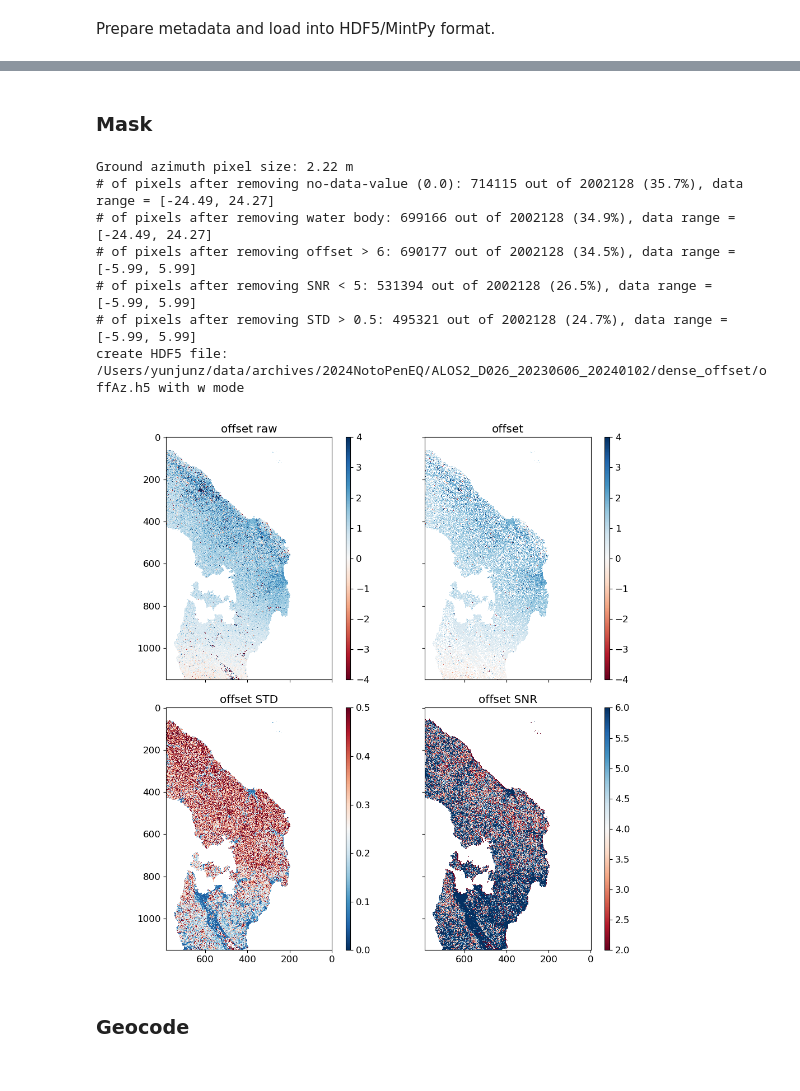
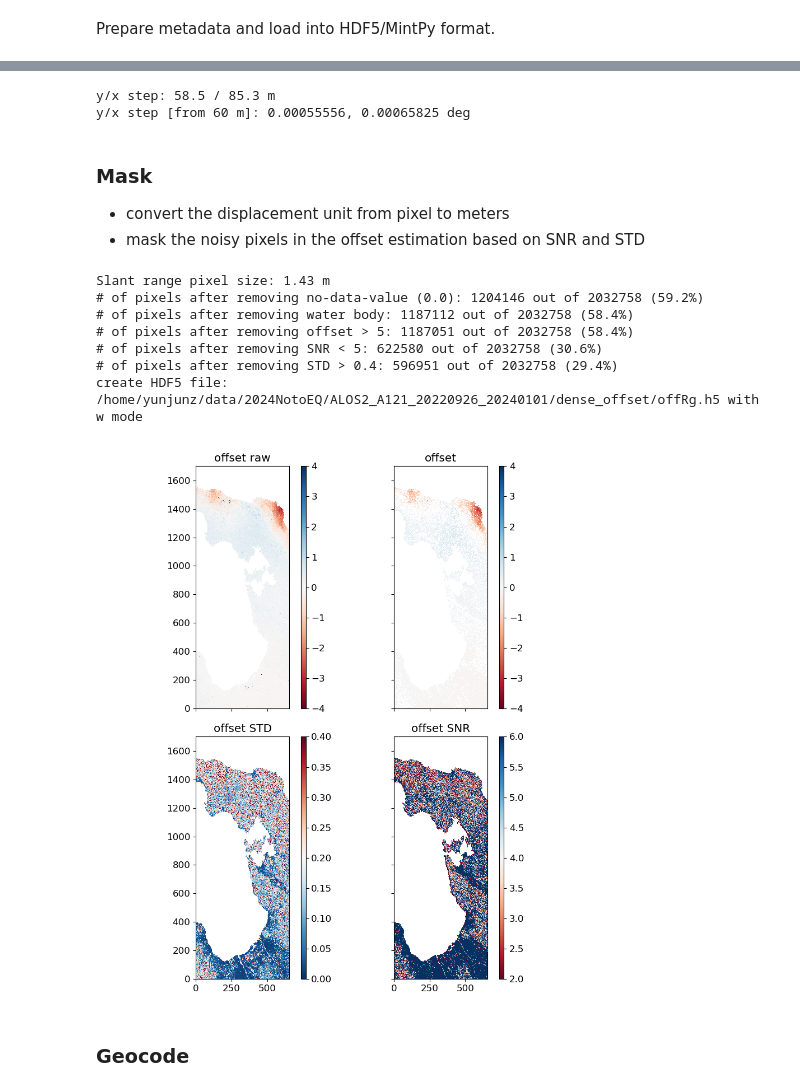
Before and after one commit to yunjunz/2024-Noto-EQ, a Jupyter notebook: prep_alos2_off.ipynb, the cells around one changed output, grey strips where cells are left out. Cells and saved outputs as stored; diff of their text form; code cells hidden in the pictures.

```diff
--- a/prep_alos2_off.ipynb
+++ b/prep_alos2_off.ipynb
@@ -51,15 +56,19 @@ Go to directory: /Users/yunjunz/data/archives/2024NotoPenEQ/ALOS2_D026_20230606_
 # %%
 config = {
-    'ALOS2_A121_20220926_20240101_RG': {'x_step':64, 'y_step':80, 'max_off':5, 'min_snr':5, 'max_std':0.3, 'sub_y':[550, 1050], 'step_m':150},
-    'ALOS2_A121_20220926_20240101_AZ': {'x_step':64, 'y_step':80, 'max_off':6, 'min_snr':8, 'max_std':0.3, 'sub_y':[550, 1050], 'step_m':150},
-    'ALOS2_A127_20231206_20240103_RG': {'x_step':32, 'y_step':32, 'max_off':5, 'min_snr':5, 'max_std':0.4, 'sub_y':[900, 2000], 'step_m':60},
-    'ALOS2_A127_20231206_20240103_AZ': {'x_step':32, 'y_step':32, 'max_off':6, 'min_snr':5, 'max_std':0.5, 'sub_y':[900, 2000], 'step_m':60},
-    'ALOS2_D026_20230606_20240102_RG': {'x_step':32, 'y_step':32, 'max_off':5, 'min_snr':5, 'max_std':0.4, 'sub_y':[550, 1700], 'step_m':60},
-    'ALOS2_D026_20230606_20240102_AZ': {'x_step':32, 'y_step':32, 'max_off':6, 'min_snr':5, 'max_std':0.5, 'sub_y':[550, 1700], 'step_m':60},
+    'ALOS2_A121_20220926_20240101_RG': {'x_step':32, 'y_step':32, 'max_off':5, 'min_snr':5, 'max_std':0.4, 'ymin':1000, 'ymax':2700},
+    'ALOS2_A121_20220926_20240101_AZ': {'x_step':32, 'y_step':32, 'max_off':6, 'min_snr':6, 'max_std':0.3, 'ymin':1000, 'ymax':2700},
+    'ALOS2_D026_20230606_20240102_RG': {'x_step':32, 'y_step':32, 'max_off':5, 'min_snr':5, 'max_std':0.4, 'ymin':500,  'ymax':2000},
+    'ALOS2_D026_20230606_20240102_AZ': {'x_step':32, 'y_step':32, 'max_off':6, 'min_snr':6, 'max_std':0.3, 'ymin':500,  'ymax':2000},
+    'ALOS2_A127_20231206_20240103_RG': {'x_step':32, 'y_step':32, 'max_off':5, 'min_snr':5, 'max_std':0.4, 'ymin':500,  'ymax':2000},
+    'ALOS2_A127_20231206_20240103_AZ': {'x_step':32, 'y_step':32, 'max_off':6, 'min_snr':6, 'max_std':0.3, 'ymin':500,  'ymax':2000},
+    'ALOS2_A128_20230612_20240108_RG': {'x_step':32, 'y_step':32, 'max_off':5, 'min_snr':5, 'max_std':0.4, 'ymin':0,    'ymax':1400},
+    'ALOS2_A128_20230612_20240108_AZ': {'x_step':32, 'y_step':32, 'max_off':6, 'min_snr':6, 'max_std':0.3, 'ymin':0,    'ymax':1400},
+    'ALOS2_D019_20211019_20240109_RG': {'x_step':32, 'y_step':32, 'max_off':5, 'min_snr':5, 'max_std':0.4, 'ymin':700,  'ymax':2200},
+    'ALOS2_D019_20211019_20240109_AZ': {'x_step':32, 'y_step':32, 'max_off':6, 'min_snr':6, 'max_std':0.3, 'ymin':700,  'ymax':2200},
 }[ds_name]
 # %%
 # utils functions
-def read_offset(meta, off_file, cov_file, snr_file):
+def read_offset(meta, off_file, cov_file, snr_file, config=None):
     # calculate pixel_size (to convert offset unit from pixel to meters)
     obs_dir = 'range' if ds_name.endswith('RG') else 'azimuth'
     if obs_dir == 'range':
@@ -71,9 +80,10 @@ def read_offset(meta, off_file, cov_file, snr_file):
         print('Ground azimuth pixel size: {:.2f} m'.format(pixel_size))
 
     # read data / attribute
-    off     = readfile.read(off_file, datasetName=f'{obs_dir}Offset')[0] * pixel_size
-    off_std = readfile.read(cov_file, datasetName=f'{obs_dir}OffsetVar')[0] ** 0.5 * pixel_size
-    off_snr = readfile.read(snr_file)[0]
+    box = None if not config else (0, config['ymin'], int(meta['WIDTH']), config['ymax'])
+    off     = readfile.read(off_file, box=box, datasetName=f'{obs_dir}Offset')[0] * pixel_size
+    off_std = readfile.read(cov_file, box=box, datasetName=f'{obs_dir}OffsetStd')[0] ** 0.5 * pixel_size
+    off_snr = readfile.read(snr_file, box=box)[0]
 
     return off, off_std, off_snr
 
@@ -82,7 +92,7 @@ def mask_offset(off, off_std, off_snr, config, water_mask_file=None):
     # 1. ignore no-data-value
     no_data_value = readfile.get_no_data_value(off_file)
     off[off == no_data_value] = np.nan
-    print(f'# of pixels after removing no-data-value ({no_data_value}): {count(off)} out of {off.size} ({count(off)/off.size*100:.1f}%), data range = [{np.nanmin(off):.2f}, {np.nanmax(off):.2f}]')
+    print(f'# of pixels after removing no-data-value ({no_data_value}): {count(off)} out of {off.size} ({count(off)/off.size*100:.1f}%)')
 
     # 2. ignore water body
     if water_mask_file is None:
@@ -95,13 +105,13 @@ def mask_offset(off, off_std, off_snr, config, water_mask_file=None):
     off[water_mask == 0] = np.nan
     off_std[water_mask == 0] = np.nan
     off_snr[water_mask == 0] = np.nan
-    print(f'# of pixels after removing water body: {count(off)} out of {off.size} ({count(off)/off.size*100:.1f}%), data range = [{np.nanmin(off):.2f}, {np.nanmax(off):.2f}]')
+    print(f'# of pixels after removing water body: {count(off)} out of {off.size} ({count(off)/off.size*100:.1f}%)')
     off_raw = np.array(off, dtype=np.float32)
 
     # 3. remove pixels with abnormal offset
     off_std[np.isnan(off)] = np.nan
     off[np.abs(off) > config['max_off']] = np.nan
-    print(f'# of pixels after removing offset > {config["max_off"]}: {count(off)} out of {off.size} ({count(off)/off.size*100:.1f}%), data range = [{np.nanmin(off):.2f}, {np.nanmax(off):.2f}]')
+    print(f'# of pixels after removing offset > {config["max_off"]}: {count(off)} out of {off.size} ({count(off)/off.size*100:.1f}%)')
 
     # 4. remove pixels with low offset SNR
     off[np.isnan(off_snr)] = np.nan
@@ -109,13 +119,13 @@ def mask_offset(off, off_std, off_snr, config, water_mask_file=None):
     flag[np.abs(off / off_std) > 3] = 0   # keep   pixels with high off / off_std
     flag[off_snr < 1] = 1                 # remove pixels with very low SNR value
     off[flag] = np.nan
-    print(f'# of pixels after removing SNR < {config["min_snr"]}: {count(off)} out of {off.size} ({count(off)/off.size*100:.1f}%), data range = [{np.nanmin(off):.2f}, {np.nanmax(off):.2f}]')
+    print(f'# of pixels after removing SNR < {config["min_snr"]}: {count(off)} out of {off.size} ({count(off)/off.size*100:.1f}%)')
 
     # 5. remove pixels with high offset STD
     off_std[off_std > config['max_off']/2] = np.nan
     off[np.isnan(off_std)] = np.nan
     off[off_std > config['max_std']] = np.nan
-    print(f'# of pixels after removing STD > {config["max_std"]}: {count(off)} out of {off.size} ({count(off)/off.size*100:.1f}%), data range = [{np.nanmin(off):.2f}, {np.nanmax(off):.2f}]')
+    print(f'# of pixels after removing STD > {config["max_std"]}: {count(off)} out of {off.size} ({count(off)/off.size*100:.1f}%)')
 
     return off, off_std, off_snr, off_raw
 
@@ -197,33 +207,53 @@ time used: 00 mins 0.0 secs.
+# %%
+# grab the spatial resolution in meters
+meta = readfile.read_attribute(geom_file)
+inc_angle_c = float(meta['CENTER_INCIDENCE_ANGLE'])
+ystep_m = ut.azimuth_ground_resolution(meta)
+xstep_m = ut.range_ground_resolution(meta)
+print(f'y/x step: {ystep_m:.1f} / {xstep_m:.1f} m')
+
+# set to the nearest common integer value
+step_m = 60 # m, 150 or 60
+
+# convert from meters to degrees
+ystep_d = step_m / 108e3
+xstep_d = step_m / (108e3 * np.cos(np.deg2rad(inc_angle_c)))
+print(f'y/x step [from {step_m} m]: {ystep_d:.8f}, {xstep_d:.8f} deg')
+# %% [output]
+y/x step: 58.5 / 85.3 m
+y/x step [from 60 m]: 0.00055556, 0.00065825 deg
 # %% [markdown]
 ### Mask
+
++ convert the displacement unit from pixel to meters
++ mask the noisy pixels in the offset estimation based on SNR and STD
 # %%
-meta = readfile.read_attribute(geom_file)
 off, off_std, off_snr = read_offset(meta, off_file, cov_file, snr_file)
 off, off_std, off_snr, off_raw = mask_offset(off, off_std, off_snr, config)
 
 # write to one HDF5 files
 meta['FILE_TYPE'] = 'displacement'
 meta['ORBIT_DIRECTION'] = 'ASCENDING' if ds_name.split('_')[1].startswith('A') else 'DESCENDING'
 if redo or not os.path.isfile(rdr_file):
     ds_dict      = {'displacement' : np.array(off, dtype=np.float32), 'displacementStd' : np.array(off_std, dtype=np.float32)}
     ds_unit_dict = {'displacement' : 'm', 'displacementStd' : 'm'}
     writefile.write(ds_dict, out_file=rdr_file, metadata=meta, ds_unit_dict=ds_unit_dict, compression='lzf', print_msg=False)
 
 # plot
 %matplotlib widget
-fig, axs = plt.subplots(nrows=2, ncols=2, figsize=[10, 10], sharex=True, sharey=True)
+fig, axs = plt.subplots(nrows=2, ncols=2, figsize=[8, 10], sharex=True, sharey=True)
 for ax, data, [vmin, vmax], cmap, title in zip(axs.flatten(), [off_raw, off, off_std, off_snr], [[-4, 4], [-4, 4], [0, config['max_std']], [2, config['min_snr']+1]], ['RdBu', 'RdBu', 'RdBu_r', 'RdBu'], ['offset raw', 'offset', 'offset STD', 'offset SNR']):
-    im = ax.imshow(data[config['sub_y'][0]:config['sub_y'][1],:], cmap=cmap, vmin=vmin, vmax=vmax, interpolation='nearest'); fig.colorbar(im, ax=ax, aspect=50); pp.auto_flip_direction(meta, ax, print_msg=False); ax.set_title(title)
+    im = ax.imshow(data[config['ymin']:config['ymax']], cmap=cmap, vmin=vmin, vmax=vmax, interpolation='nearest'); fig.colorbar(im, ax=ax, aspect=50); pp.auto_flip_direction(meta, ax, print_msg=False); ax.set_title(title)
 fig.tight_layout()
 plt.show()
 # %% [output]
-Ground azimuth pixel size: 2.22 m
-# of pixels after removing no-data-value (0.0): 714115 out of 2002128 (35.7%), data range = [-24.49, 24.27]
-# of pixels after removing water body: 699166 out of 2002128 (34.9%), data range = [-24.49, 24.27]
-# of pixels after removing offset > 6: 690177 out of 2002128 (34.5%), data range = [-5.99, 5.99]
-# of pixels after removing SNR < 5: 531394 out of 2002128 (26.5%), data range = [-5.99, 5.99]
-# of pixels after removing STD > 0.5: 495321 out of 2002128 (24.7%), data range = [-5.99, 5.99]
-create HDF5 file: /Users/yunjunz/data/archives/2024NotoPenEQ/ALOS2_D026_20230606_20240102/dense_offset/offAz.h5 with w mode
+Slant range pixel size: 1.43 m
+# of pixels after removing no-data-value (0.0): 1204146 out of 2032758 (59.2%)
+# of pixels after removing water body: 1187112 out of 2032758 (58.4%)
+# of pixels after removing offset > 5: 1187051 out of 2032758 (58.4%)
+# of pixels after removing SNR < 5: 622580 out of 2032758 (30.6%)
+# of pixels after removing STD > 0.4: 596951 out of 2032758 (29.4%)
+create HDF5 file: /home/yunjunz/data/2024NotoEQ/ALOS2_A121_20220926_20240101/dense_offset/offRg.h5 with w mode
-[figure, old version]
+[figure, new version]
 # %% [markdown]
 ### Geocode
```
Also changed, not shown: parts of 6 cells of this notebook.
